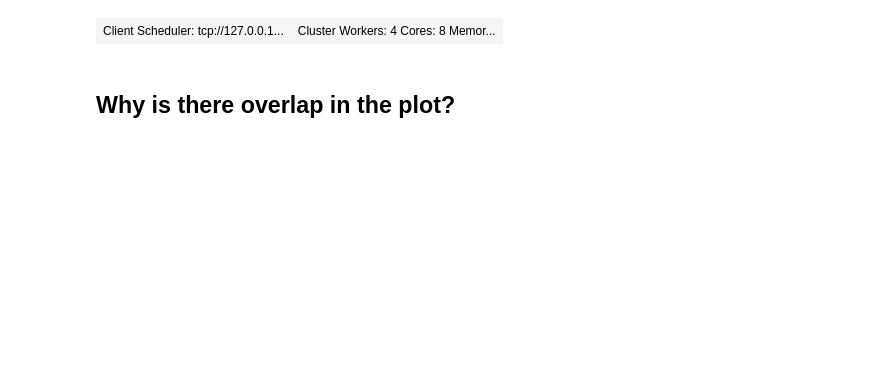
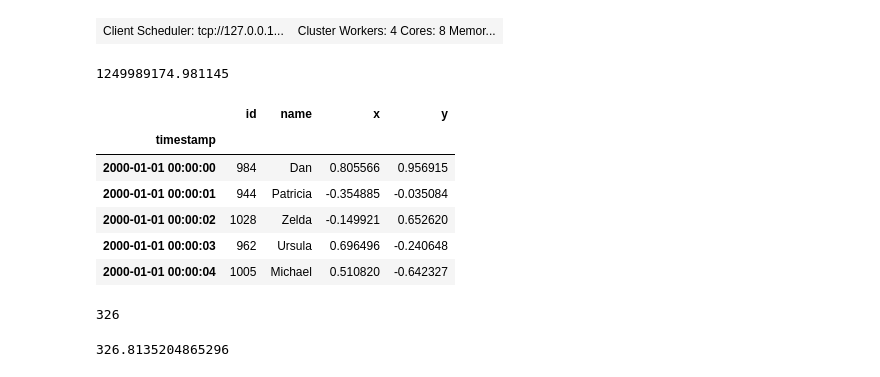
Before and after one commit to dgerlanc/dask-scaling-dataframe, a Jupyter notebook: 03-dask-performance.ipynb, the cells around one changed output. Drawn from its saved outputs; the diff is of its cells as text; code cells hidden in the pictures; blank space fills up the shorter version.

```diff
--- a/03-dask-performance.ipynb
+++ b/03-dask-performance.ipynb
@@ -15,10 +12,31 @@ From the Dask Documentation:
 # %%
 client = Client()
-client
-# %% [output]
-| Client Scheduler: tcp://127.0.0.1... | Cluster Workers: 4 Cores: 8 Memor... |
+# %%
+client
+# %% [output]
+| Client Scheduler: tcp://127.0.0.1... | Cluster Workers: 4 Cores: 8 Memor... |
 # %%
-dat = da.random.random((25_000, 25_000), chunks=(1000, 1000))
+dat = da.random.random((50_000, 50_000), chunks=(2000, 2000))
 dat.sum().compute()
+# %% [output]
+1249989174.981145
-# %% [markdown]
-## Why is there overlap in the plot?
+# %%
+t1 = timeseries("2000-01-01", "2000-12-31", id_lam=1000, seed=42)
+# %%
+t1.head()
+# %% [output]
+|  | id | name | x | y |
+| timestamp |  |  |  |  |
+| 2000-01-01 00:00:00 | 984 | Dan | 0.805566 | 0.956915 |
+| 2000-01-01 00:00:01 | 944 | Patricia | -0.354885 | -0.035084 |
+| 2000-01-01 00:00:02 | 1028 | Zelda | -0.149921 | 0.652620 |
+| 2000-01-01 00:00:03 | 962 | Ursula | 0.696496 | -0.240648 |
+| 2000-01-01 00:00:04 | 1005 | Michael | 0.510820 | -0.642327 |
+# %%
+t1.id.nunique().compute()
+# %% [output]
+326
+# %%
+t1.id.nunique_approx().compute()
+# %% [output]
+326.8135204865296
```
Also changed, not shown: parts of 8 cells of this notebook, 6 other files.
